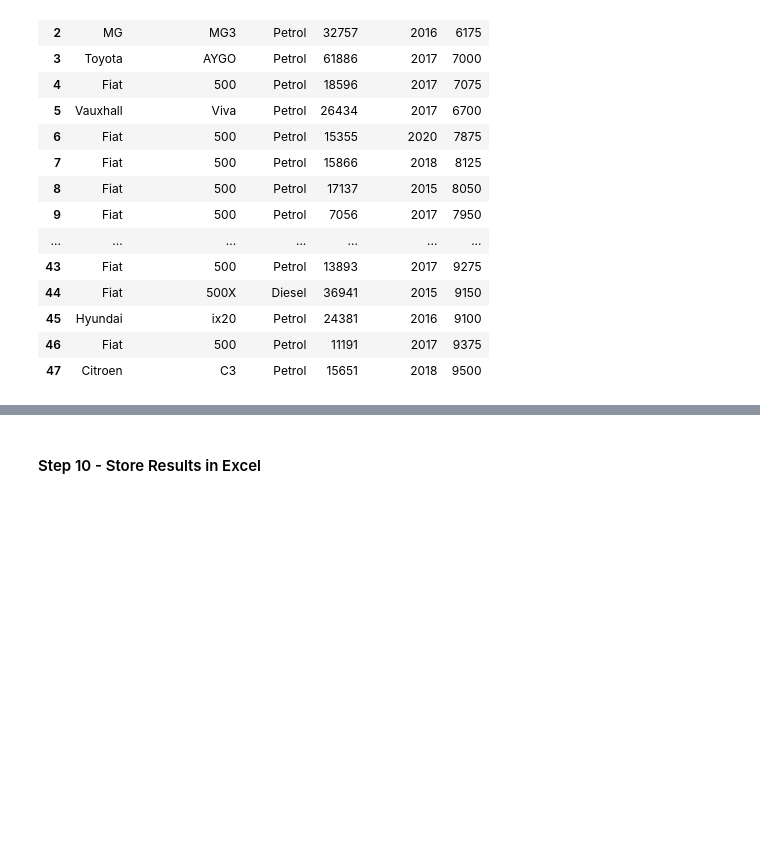
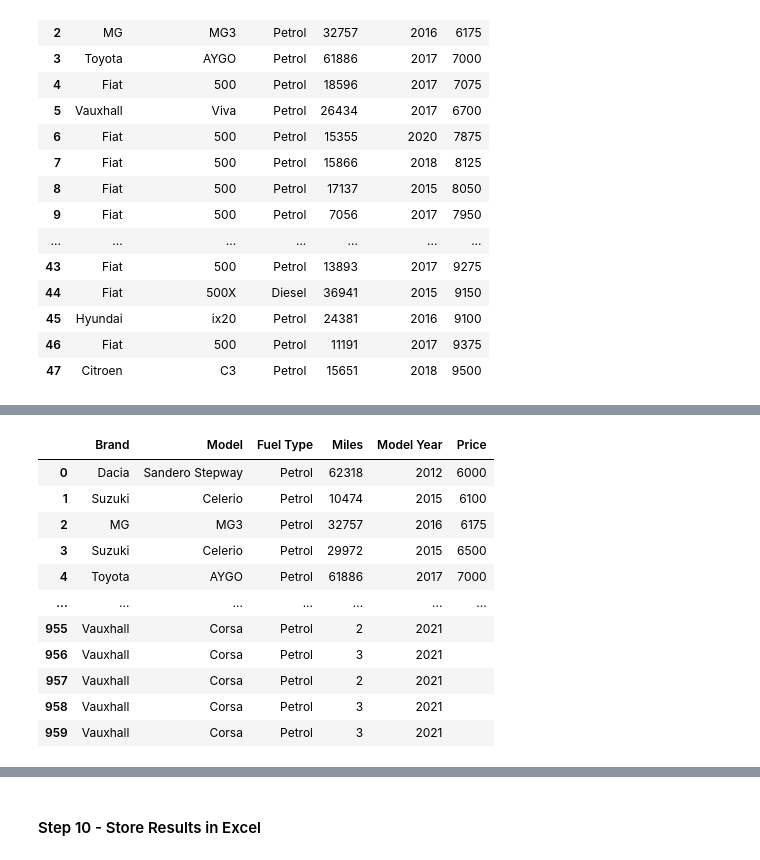
Before and after one commit to emihopebu/Car_Dealer_Database, a Jupyter notebook: API_Scraping_Car_Dealer.ipynb, the cells around one changed output, grey strips where cells are left out. Saved outputs shown, nothing was run; the diff lists cells and outputs as text; code cells hidden in the pictures; blank space fills up the shorter version.

```diff
--- a/API_Scraping_Car_Dealer.ipynb
+++ b/API_Scraping_Car_Dealer.ipynb
@@ -173,0 +174,92 @@ car_df.to_excel("car_single_page.xlsx", index=False)
+# %%
+
+
+headers = {
+    'authority': 'www.cazoo.co.uk',
+    'sec-ch-ua': '^\\^',
+    'cazoo-language': 'en',
+    'sec-ch-ua-mobile': '?1',
+    'user-agent': 'Mozilla/5.0 (Linux; Android 6.0; Nexus 5 Build/MRA58N) AppleWebKit/537.36 (KHTML, like Gecko) Chrome/96.0.4664.45 Mobile Safari/537.36',
+    'cazoo-market': 'gb',
+    'sec-ch-ua-platform': '^\\^Android^\\^',
+    'accept': '*/*',
+    'sec-fetch-site': 'same-origin',
+    'sec-fetch-mode': 'cors',
+    'sec-fetch-dest': 'empty',
+    'referer': 'https://www.cazoo.co.uk/cars/',
+    'accept-language': 'en-US,en;q=0.9',
+    'cookie': 'base_device_id=b097f05c-2143-405b-af7d-ef4357fa9c4b; ajs_anonymous_id=^%^22b097f05c-2143-405b-af7d-ef4357fa9c4b^%^22; tracking-preferences-set=explicit; tracking-preferences=^{^%^22version^%^22:1^%^2C^%^22destinations^%^22:^{^%^22Amazon^%^20S3^%^22:true^%^2C^%^22DoubleClick^%^20Floodlight^%^22:true^%^2C^%^22Facebook^%^20Pixel^%^22:true^%^2C^%^22FullStory^%^22:true^%^2C^%^22GA^%^20Remarketing^%^20(Cazoo)^%^22:true^%^2C^%^22Google^%^20AdWords^%^20New^%^22:true^%^2C^%^22Google^%^20Analytics^%^22:true^%^2C^%^22Qualtrics^%^20(Cazoo)^%^22:true^}^}; _ga=GA1.3.994707839.1638206179; _gid=GA1.3.1277104535.1638206179; _gcl_au=1.1.1669561530.1638206179; base_session_start_page=https://www.cazoo.co.uk/; base_request=https://www.cazoo.co.uk/; base_session_id=cf9adacb-aed4-4859-94e2-78e817e9b801; base_session_count=2; fs_uid=rs.fullstory.com^#X95J5^#6383533006544896:5465559108182016/1669742178',
+}
+#empty lists
+brand=[]
+model=[]
+fuel_type=[]
+miles=[]
+model_year=[]
+price=[]
+for i in range(1, 21):
+    params = (
+        ('page', str(i)),
+        ('sort', 'price-asc'),
+    )
+
+    response = requests.get('https://www.cazoo.co.uk/api/search', headers=headers, params=params)
+
+
+    results_json=response.json()
+
+    listing=results_json["results"]
+    for result in listing:
+
+        #brand
+        try:
+            brand.append(result["make"])
+        except:
+            brand.append("")
+
+        #model
+        try:
+            model.append(result["model"])
+        except:
+            model.append("")
+
+        #fuel type
+        try:
+            fuel_type.append(result["fuelType"]["description"])
+        except:
+            fuel_type.append("")
+
+        #miles
+        try:
+            miles.append(result["mileage"])
+        except:
+            miles.append("")
+
+        #model year
+        try:
+            model_year.append(result["modelYear"])
+        except:
+            model_year.append("")
+
+        #price
+        try:
+            price.append(result["pricing"]["fullPrice"]["value"])
+        except:
+            price.append("")
+
+car_df_multiple=pd.DataFrame({"Brand":brand,"Model":model,"Fuel Type":fuel_type,"Miles":miles,"Model Year":model_year,"Price":price})
+
+car_df_multiple
+# %% [output]
+|  | Brand | Model | Fuel Type | Miles | Model Year | Price |
+| 0 | Dacia | Sandero Stepway | Petrol | 62318 | 2012 | 6000 |
+| 1 | Suzuki | Celerio | Petrol | 10474 | 2015 | 6100 |
+| 2 | MG | MG3 | Petrol | 32757 | 2016 | 6175 |
+| 3 | Suzuki | Celerio | Petrol | 29972 | 2015 | 6500 |
+| 4 | Toyota | AYGO | Petrol | 61886 | 2017 | 7000 |
+| ... | ... | ... | ... | ... | ... | ... |
+| 955 | Vauxhall | Corsa | Petrol | 2 | 2021 |  |
+| 956 | Vauxhall | Corsa | Petrol | 3 | 2021 |  |
+| 957 | Vauxhall | Corsa | Petrol | 2 | 2021 |  |
+| 958 | Vauxhall | Corsa | Petrol | 3 | 2021 |  |
+| 959 | Vauxhall | Corsa | Petrol | 3 | 2021 |  |
```
Also changed, not shown: parts of 4 cells of this notebook, 4 other files.
